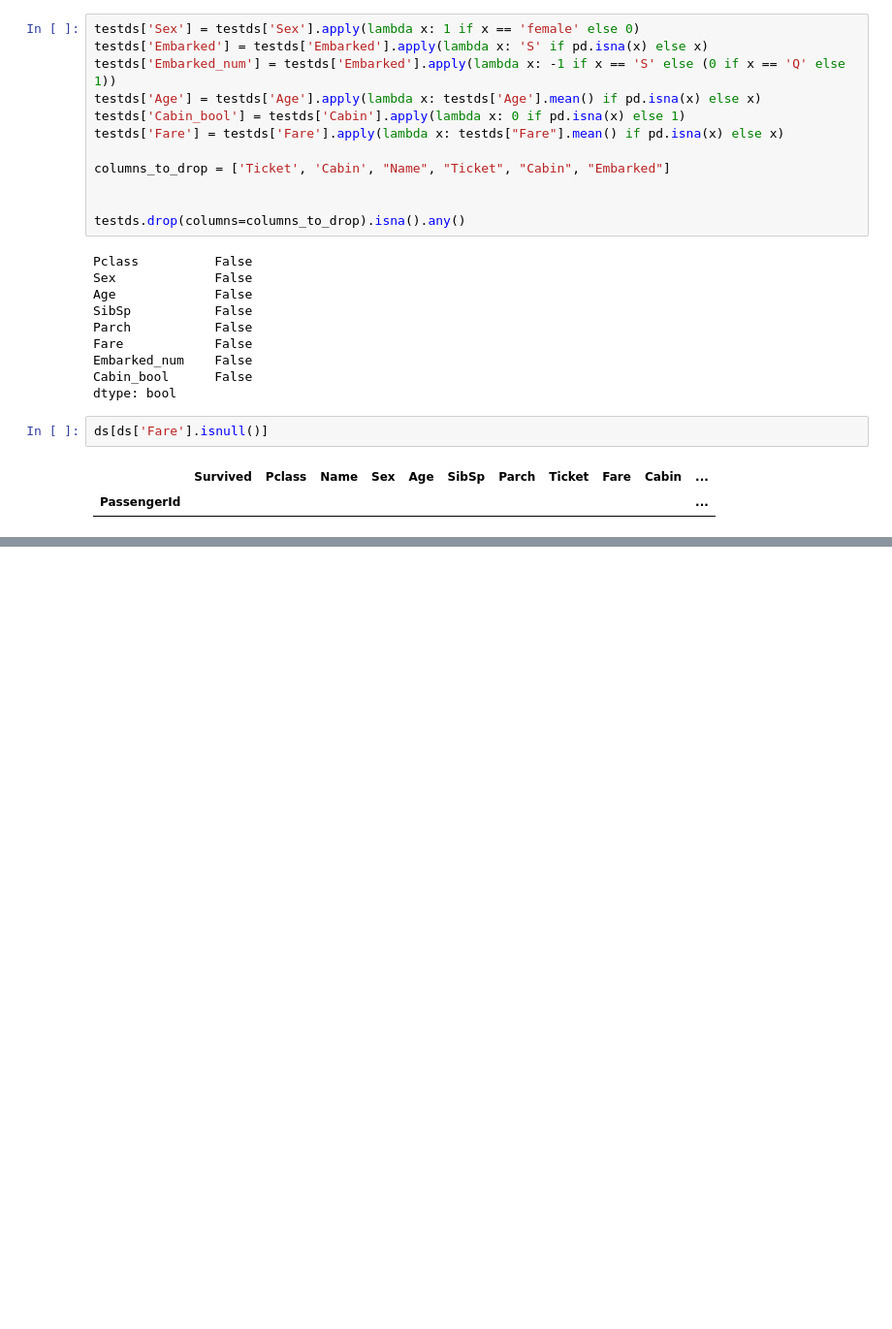
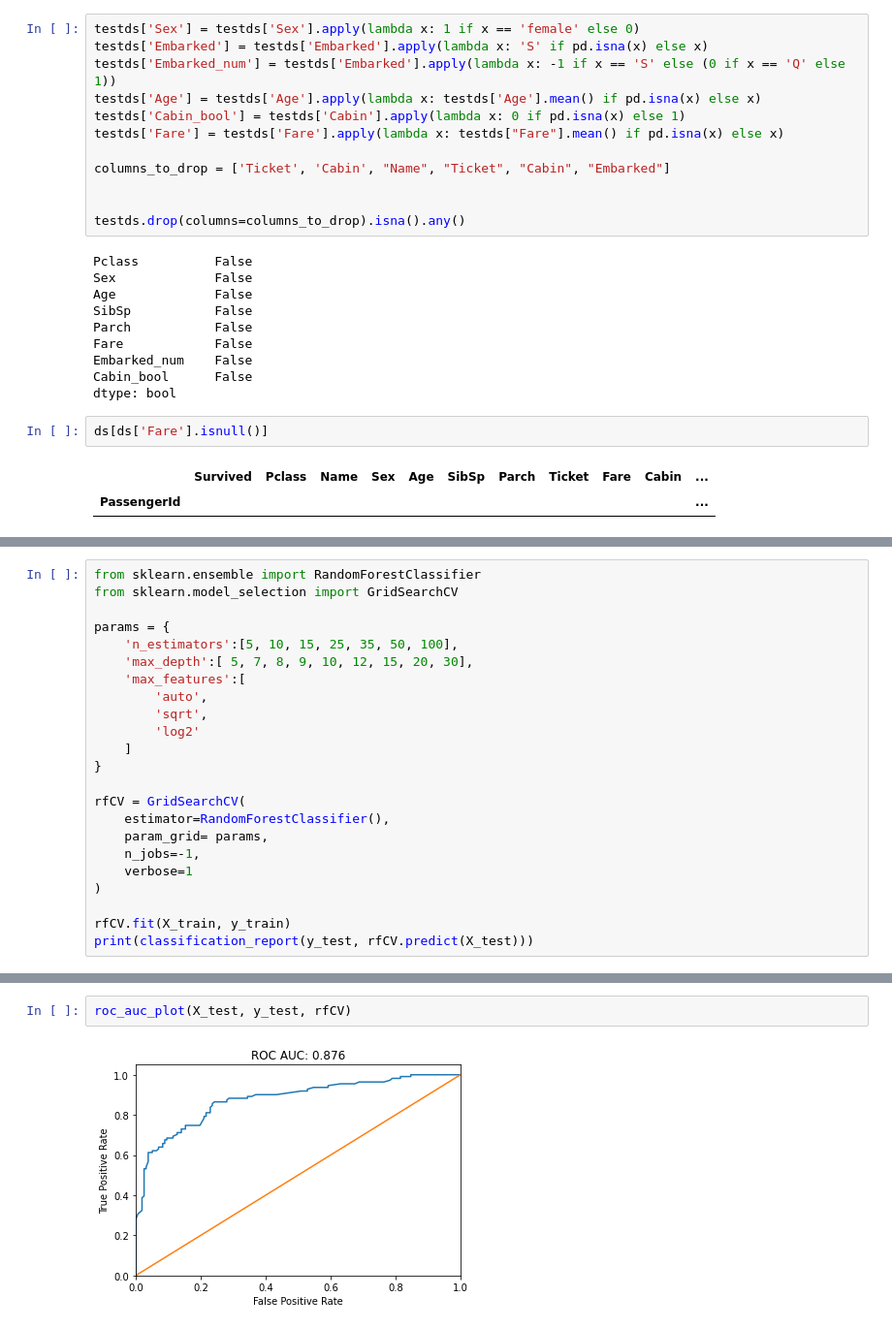
Before and after one commit to TefloniusMonk/intro, a Jupyter notebook: notebooks/titanic.ipynb, the cells around one changed output, grey strips where cells are left out. Shown at 97% size. Cells and saved outputs as stored; diff of their text form; blank space fills up the shorter version.

```diff
--- a/notebooks/titanic.ipynb
+++ b/notebooks/titanic.ipynb
@@ -224,0 +233,23 @@ ds[ds['Fare'].isnull()]
+# %%
+from sklearn.ensemble import RandomForestClassifier
+from sklearn.model_selection import GridSearchCV
+
+params = {
+    'n_estimators':[5, 10, 15, 25, 35, 50, 100],
+    'max_depth':[ 5, 7, 8, 9, 10, 12, 15, 20, 30],
+    'max_features':[
+        'auto',
+        'sqrt',
+        'log2'
+    ]
+}
+
+rfCV = GridSearchCV(
+    estimator=RandomForestClassifier(),
+    param_grid= params,
+    n_jobs=-1,
+    verbose=1
+)
+
+rfCV.fit(X_train, y_train)
+print(classification_report(y_test, rfCV.predict(X_test)))
@@ -224,0 +270,4 @@ ds[ds['Fare'].isnull()]
+# %%
+roc_auc_plot(X_test, y_test, rfCV)
+# %% [output]
+[figure, added]
```
Also changed, not shown: parts of 25 cells of this notebook, 3 other files.
